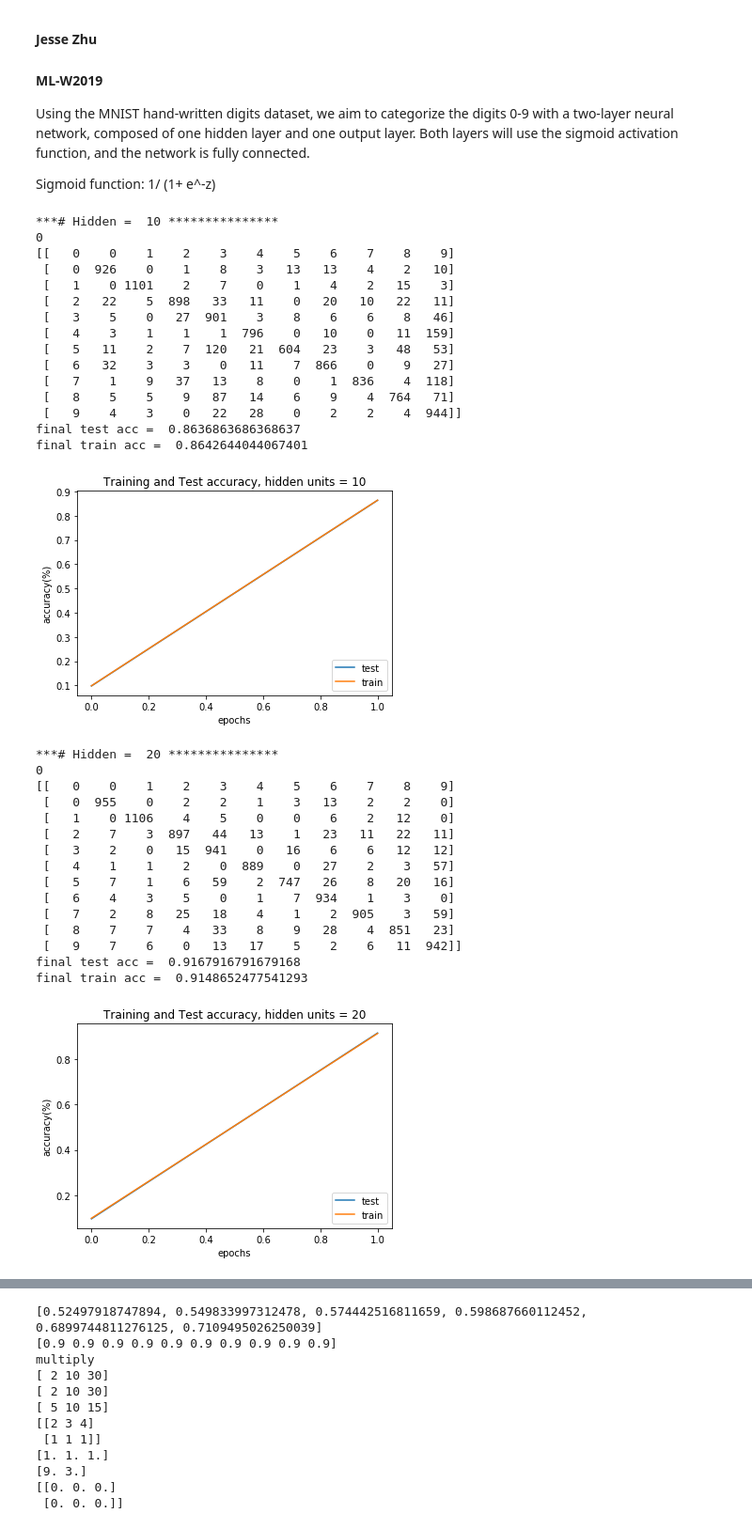
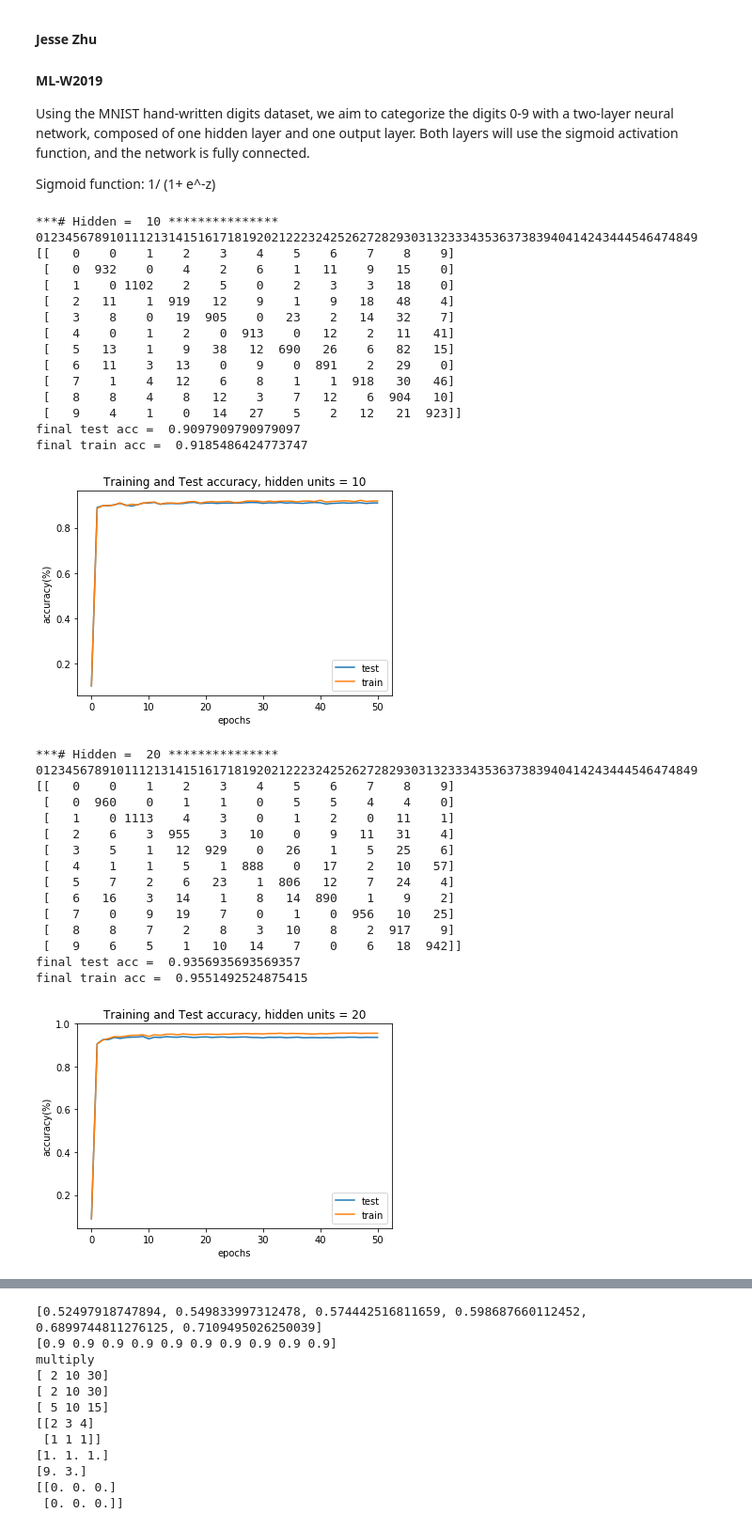
Before and after one commit to jzcs/ML_Winter2019, a Jupyter notebook: ML_HW_2.ipynb, the cells around one changed output, grey strips where cells are left out. Shown at 94% size. Cells and saved outputs as stored; diff of their text form; code cells hidden in the pictures.

```diff
--- a/ML_HW_2.ipynb
+++ b/ML_HW_2.ipynb
@@ -103,17 +103,20 @@ def train(w1, w2, data, lr, m, debug = 0):
     hi_deltas_prev = np.zeros(w1.shape)
 
     for i in range(0,length):
+        #Forward Prop
         xi = np.append([1], data[i, 1:]) #add "1" to input beginning for offset -> 1x785
         hidden = np.array(list(map(sigmoid, xi @ w1[:, :]))) #1 by (hidden_units)
         hi = np.append([1], hidden) #1 by (hidden_units+1)
-        out = np.array(list(map(sigmoid, hi @ w2[:, :]))) #1 by 10
+        #out = np.array(list(map(sigmoid, hi @ w2[:, :]))) #1 by 10
+        out = np.array(list(map(sigmoid, np.dot(hi,w2[:, :])))) #1 by 10
 
         target = np.full((10),0.1)
         tindex = int(data[i,0])
         target[tindex] = 0.9 #1x10 of 0s, with target = 0.9, else 0.1
         #Error
         err_o = out * (1-out) *(target-out) #1 by 10 array, output error
-        err_h = hidden * (1-hidden) * (w2[1:,:]@err_o) #hu by 1 array, hidden error
+        #err_h = hidden * (1-hidden) * (w2[1:,:]@err_o) #hu by 1 array, hidden error
+        err_h = hidden * (1-hidden) * np.dot(w2[1:,:],err_o) #hu by 1 array, hidden error
 
         #Backpropagation Deltas
         oh_deltas = lr * np.outer(hi, err_o) +m*oh_deltas_prev #(hu+1) by 10
@@ -125,7 +128,9 @@ def train(w1, w2, data, lr, m, debug = 0):
         w1 += hi_deltas
     return
 # %%
-epochs = 1
+################# EXPERIMENT 1 ####################
+
+epochs = 50
 learning_rate = 0.1
 momentum = 0.9
 hidden_units = [10, 20, 100]
@@ -136,61 +141,61 @@ for hu in hidden_units:
     w_hi = (np.random.rand(785,hu) * 0.10) - 0.05 #weights, input to hidden
     w_oh = (np.random.rand(hu+1,10) * 0.10) - 0.05 #weights, hidden to output
     acc_test = []
     acc_train = []
 
     acc_test.append(acc(w_hi, w_oh,test_data)) #initial accuracy values
     acc_train.append(acc(w_hi, w_oh,train_data))
 
     for i in range(0,epochs):
         train(w_hi, w_oh, train_data, learning_rate, momentum)
         acc_test.append(acc(w_hi, w_oh,test_data))
         acc_train.append(acc(w_hi, w_oh,train_data))
         print(i, end='', flush=True)
     print(" ") #newline
 
     print(cm(w_hi, w_oh, test_data))
     print("final test acc = ", acc_test[len(acc_test)-1])
     print("final train acc = ", acc_train[len(acc_train)-1])
 
     plt.plot(acc_test)
     plt.plot(acc_train)
     plt.xlabel("epochs")
     plt.ylabel("accuracy(%)")
     title = "Training and Test accuracy, hidden units = " + str(hu)
     plt.title(title)
     plt.legend(("test", "train"),loc='lower right')
     plt.show()
 # %% [output]
 ***# Hidden =  10 ***************
-0
+012345678910111213141516171819202122232425262728293031323334353637383940414243444546474849
 [[   0    0    1    2    3    4    5    6    7    8    9]
- [   0  926    0    1    8    3   13   13    4    2   10]
- [   1    0 1101    2    7    0    1    4    2   15    3]
- [   2   22    5  898   33   11    0   20   10   22   11]
- [   3    5    0   27  901    3    8    6    6    8   46]
- [   4    3    1    1    1  796    0   10    0   11  159]
- [   5   11    2    7  120   21  604   23    3   48   53]
- [   6   32    3    3    0   11    7  866    0    9   27]
- [   7    1    9   37   13    8    0    1  836    4  118]
- [   8    5    5    9   87   14    6    9    4  764   71]
- [   9    4    3    0   22   28    0    2    2    4  944]]
-final test acc =  0.8636863686368637
-final train acc =  0.8642644044067401
+ [   0  932    0    4    2    6    1   11    9   15    0]
+ [   1    0 1102    2    5    0    2    3    3   18    0]
+ [   2   11    1  919   12    9    1    9   18   48    4]
+ [   3    8    0   19  905    0   23    2   14   32    7]
+ [   4    0    1    2    0  913    0   12    2   11   41]
+ [   5   13    1    9   38   12  690   26    6   82   15]
+ [   6   11    3   13    0    9    0  891    2   29    0]
+ [   7    1    4   12    6    8    1    1  918   30   46]
+ [   8    8    4    8   12    3    7   12    6  904   10]
+ [   9    4    1    0   14   27    5    2   12   21  923]]
+final test acc =  0.9097909790979097
+final train acc =  0.9185486424773747
-[figure, old version]
+[figure, new version]
 ***# Hidden =  20 ***************
-0
+012345678910111213141516171819202122232425262728293031323334353637383940414243444546474849
 [[   0    0    1    2    3    4    5    6    7    8    9]
- [   0  955    0    2    2    1    3   13    2    2    0]
- [   1    0 1106    4    5    0    0    6    2   12    0]
- [   2    7    3  897   44   13    1   23   11   22   11]
- [   3    2    0   15  941    0   16    6    6   12   12]
- [   4    1    1    2    0  889    0   27    2    3   57]
- [   5    7    1    6   59    2  747   26    8   20   16]
- [   6    4    3    5    0    1    7  934    1    3    0]
- [   7    2    8   25   18    4    1    2  905    3   59]
- [   8    7    7    4   33    8    9   28    4  851   23]
- [   9    7    6    0   13   17    5    2    6   11  942]]
-final test acc =  0.9167916791679168
-final train acc =  0.9148652477541293
+ [   0  960    0    1    1    0    5    5    4    4    0]
+ [   1    0 1113    4    3    0    1    2    0   11    1]
+ [   2    6    3  955    3   10    0    9   11   31    4]
+ [   3    5    1   12  929    0   26    1    5   25    6]
+ [   4    1    1    5    1  888    0   17    2   10   57]
+ [   5    7    2    6   23    1  806   12    7   24    4]
+ [   6   16    3   14    1    8   14  890    1    9    2]
+ [   7    0    9   19    7    0    1    0  956   10   25]
+ [   8    8    7    2    8    3   10    8    2  917    9]
+ [   9    6    5    1   10   14    7    0    6   18  942]]
+final test acc =  0.9356935693569357
+final train acc =  0.9551492524875415
-[figure, old version]
+[figure, new version]
 ***# Hidden =  100 ***************
```
Also changed, not shown: parts of 3 cells of this notebook.
